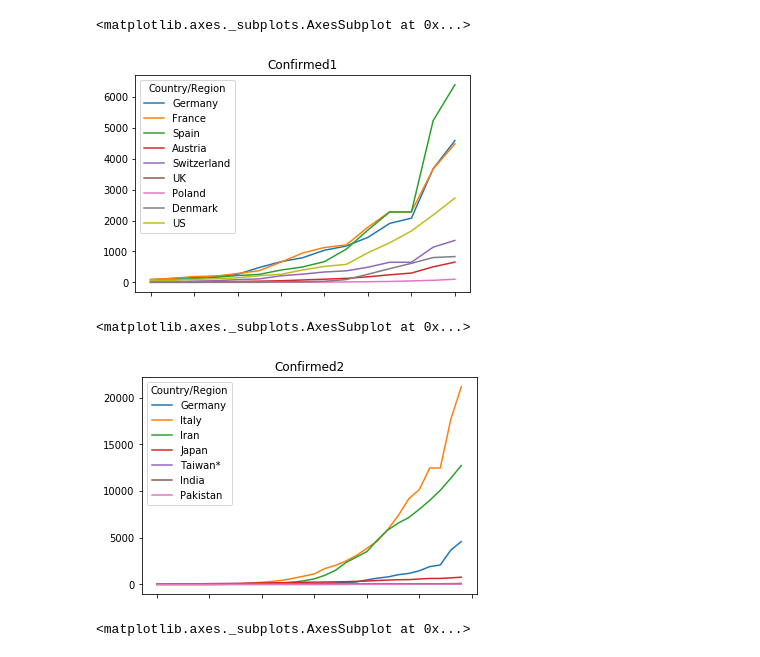
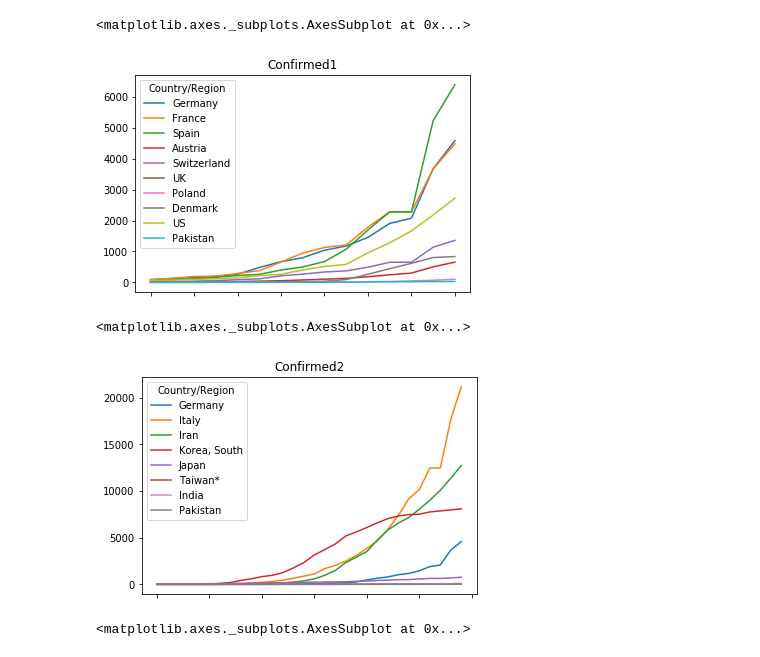
Before and after one commit to HermannBerg/MyCoronAnalysis, a Jupyter notebook: coronanalysis.ipynb, the cells around one changed output. Saved outputs shown, nothing was run; the diff lists cells and outputs as text; code cells hidden in the pictures.

```diff
--- a/coronanalysis.ipynb
+++ b/coronanalysis.ipynb
@@ -12,21 +12,21 @@ deaths = pd.DataFrame(deaths_raw.groupby('Country/Region').sum())
 recovered_raw = pd.read_csv("https://raw.githubusercontent.com/CSSEGISandData/COVID-19/master/csse_covid_19_data/csse_covid_19_time_series/time_series_19-covid-Recovered.csv", index_col = 'Country/Region')
 recovered = pd.DataFrame(recovered_raw.groupby('Country/Region').sum())
 # %%
-selection1 = confirmed.loc[['Germany','France','Spain','Austria','Switzerland','UK','Poland','Denmark','US']]
+selection1 = confirmed.loc[['Germany','France','Spain','Austria','Switzerland','UK','Poland','Denmark','US','Pakistan']]
 cf1 = selection1.transpose().tail(15)
 
 cf1.plot.line(title='Confirmed1')
 # %% [output]
 <matplotlib.axes._subplots.AxesSubplot at 0x...>
-[figure, old version]
+[figure, new version]
 # %%
-selection2 = confirmed.loc[['Germany','Italy','Iran','Japan','Taiwan*','India','Pakistan']]
+selection2 = confirmed.loc[['Germany','Italy','Iran','Korea, South','Japan','Taiwan*','India','Pakistan']]
 cf2 = selection2.transpose().tail(30)
 
 cf2.plot.line(title='Confirmed2')
 # %% [output]
 <matplotlib.axes._subplots.AxesSubplot at 0x...>
-[figure, old version]
+[figure, new version]
 # %%
 selection3 = deaths.loc[['Germany','Italy','Iran','Japan','Taiwan','India','Pakistan']]
 ds1 = selection3.transpose().tail(30)
```
